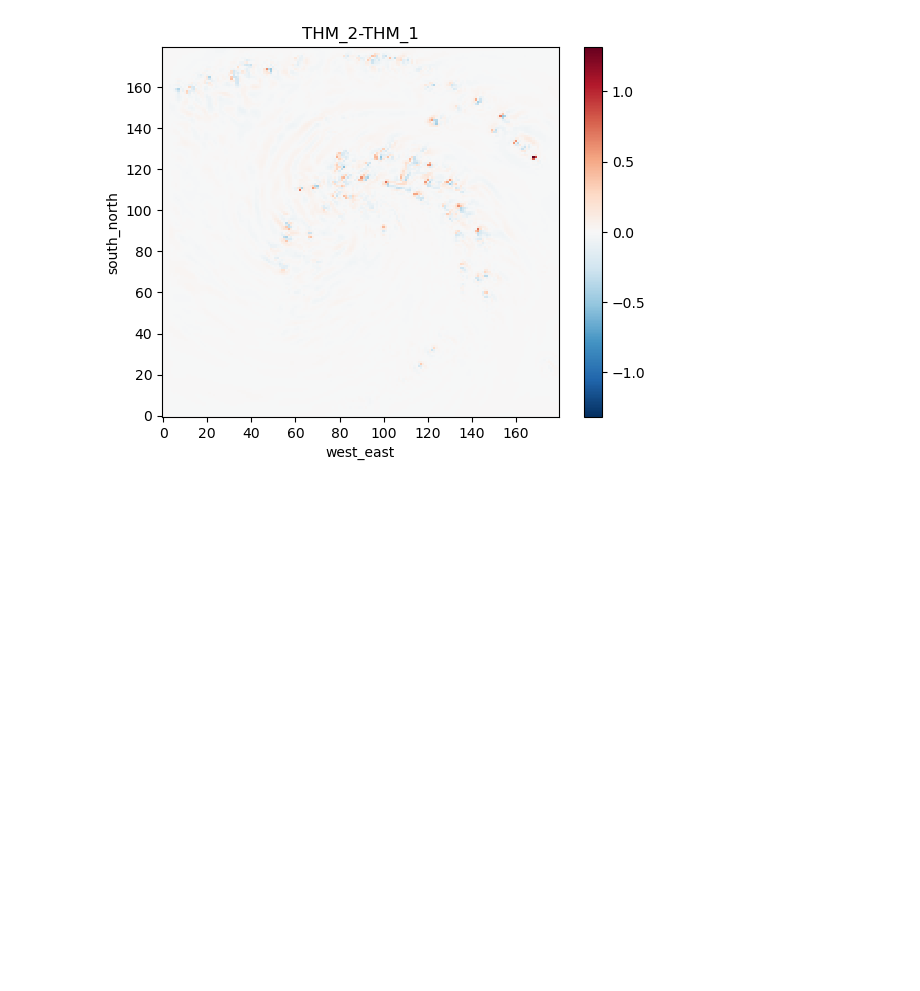
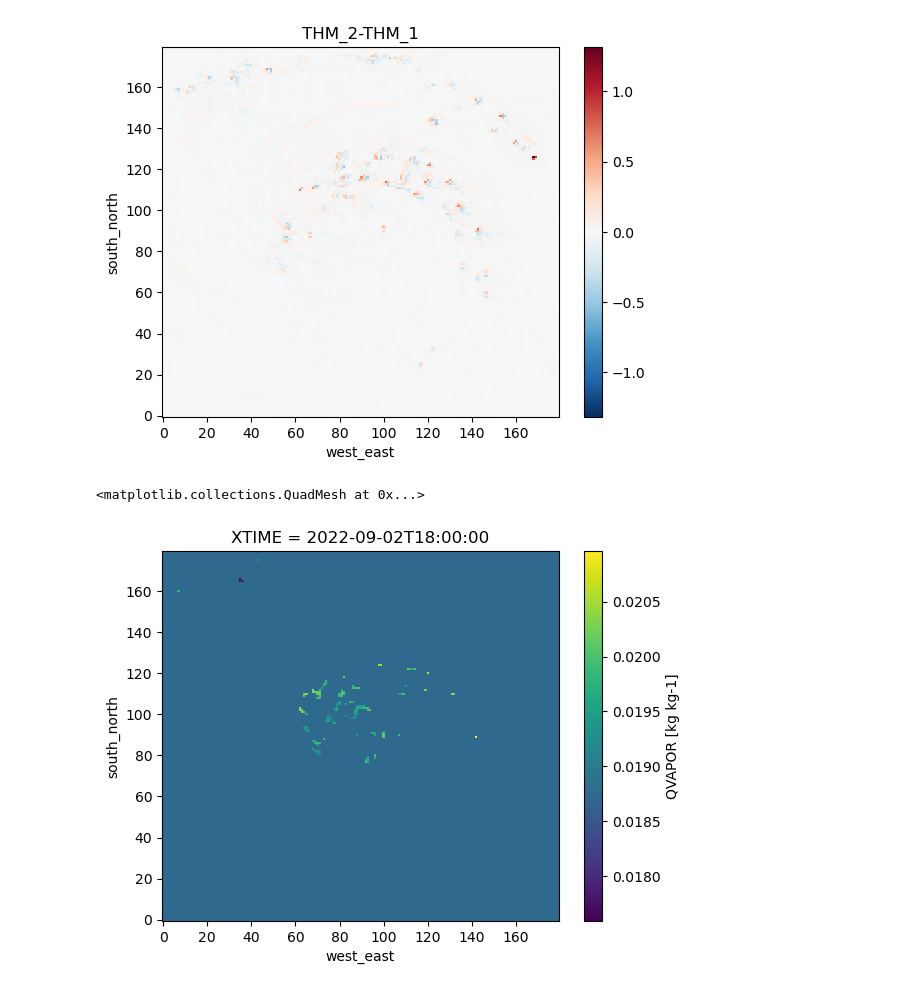
Before and after one commit to snigsam/VaporLakes, a Jupyter notebook: WRF_moisture_surgery.ipynb, the cells around one changed output. Drawn from its saved outputs; the diff is of its cells as text; code cells hidden in the pictures; blank space fills up the shorter version.

Commit message:
script to homogwenze WRF

```diff
--- a/WRF_moisture_surgery.ipynb
+++ b/WRF_moisture_surgery.ipynb
@@ -121,3 +130,15 @@ Attributes:
 # %% [output]
 Text(0.5, 1.0, 'THM_2-THM_1')
 [figure]
+# %%
+# try the script
+#cd /Users/bmapes/Box/vapor_games/WRF_RESTART_FILE
+#python ~/GitHub/VaporLakes/homogenize_WRF_QVAPOR_clearair.py wrfrst_d03_2022-09-02_18:00:00
+
+# Wondering if I should exclude the subcloud layer? But that is hard to define
+
+ds2 = xr.open_dataset('/Users/bmapes/Box/vapor_games/WRF_RESTART_FILE/wrfrst_d03_2022-09-02_18:00:00_homogQVAPOR.nc')
+ds2.QVAPOR[0,2,:,:].plot()
+# %% [output]
+<matplotlib.collections.QuadMesh at 0x...>
+[figure, added]
```
Also changed, not shown: parts of 6 cells of this notebook, 1 other file.
